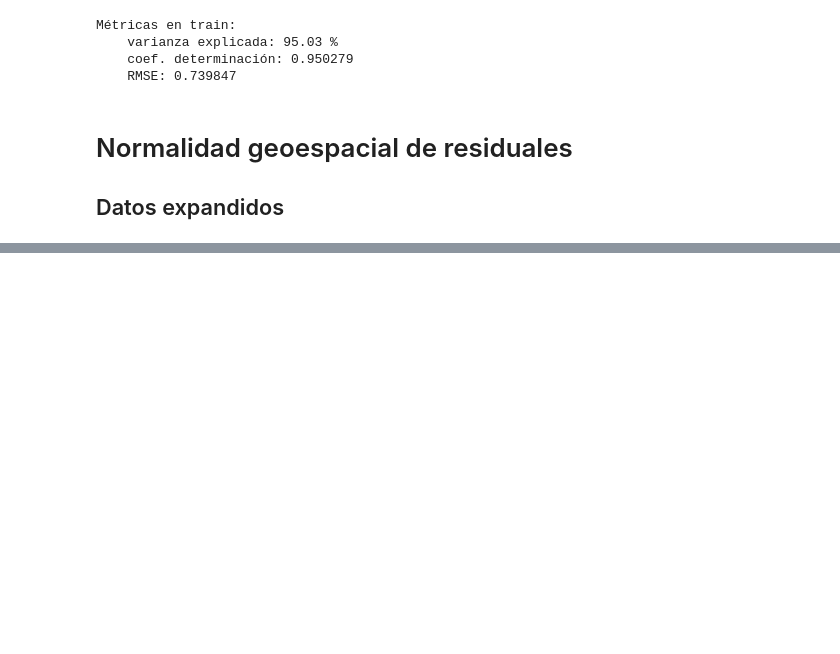
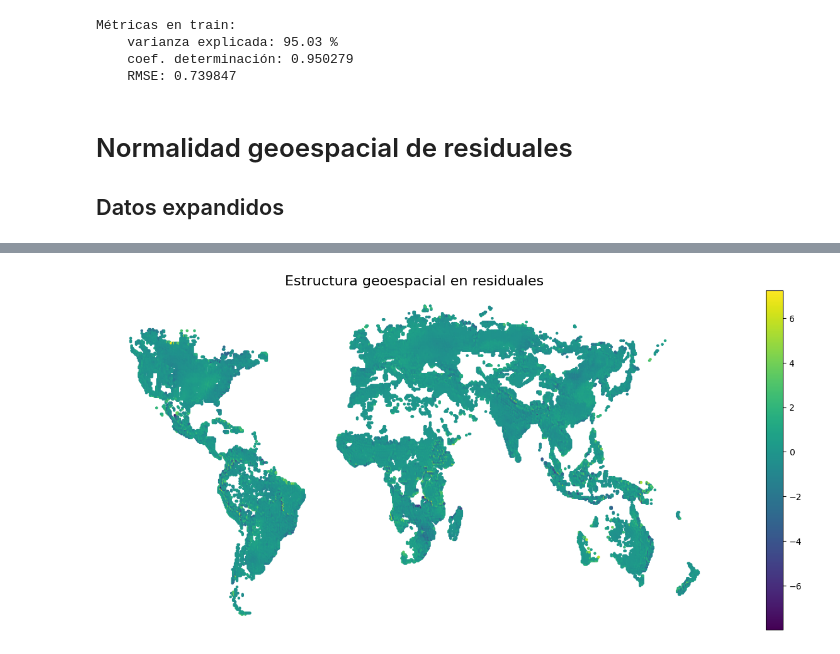
Before and after one commit to CAMM961001/estancia, a Jupyter notebook: notebooks/01_ols_regression.ipynb, the cells around one changed output, grey strips where cells are left out. Cells and saved outputs as stored; diff of their text form; code cells hidden in the pictures; blank space fills up the shorter version.

```diff
--- a/notebooks/01_ols_regression.ipynb
+++ b/notebooks/01_ols_regression.ipynb
@@ -200,6 +212,11 @@ Métricas en train:
 # Normalidad geoespacial de residuales
 
 ## Datos expandidos
+# %%
+out_path = os.path.join(
+    '..','data',
+    'models_output',
+    '01_ols_regression.csv')
 # %%
 residual_test = (
     data
@@ -218,0 +340,25 @@ residual_test.head()
+# %%
+# Figure config
+fig, ax = plt.subplots(figsize=(16,7))
+
+# Visualization elements
+map = ax.scatter(
+    x=residual_test.lon
+    ,y=residual_test.lat
+    ,s=5
+    ,c=residual_test.residuals
+    ,cmap='viridis')
+
+colorbar = plt.colorbar(map)
+
+# Annotations and styling
+ax.set_title(
+    label='Estructura geoespacial en residuales'
+    ,fontsize=16)
+ax.set_yticks([])
+ax.set_xticks([])
+ax.set_frame_on(False)
+
+plt.show()
+# %% [output]
+[figure, added]
```
Also changed, not shown: parts of 16 cells of this notebook.
